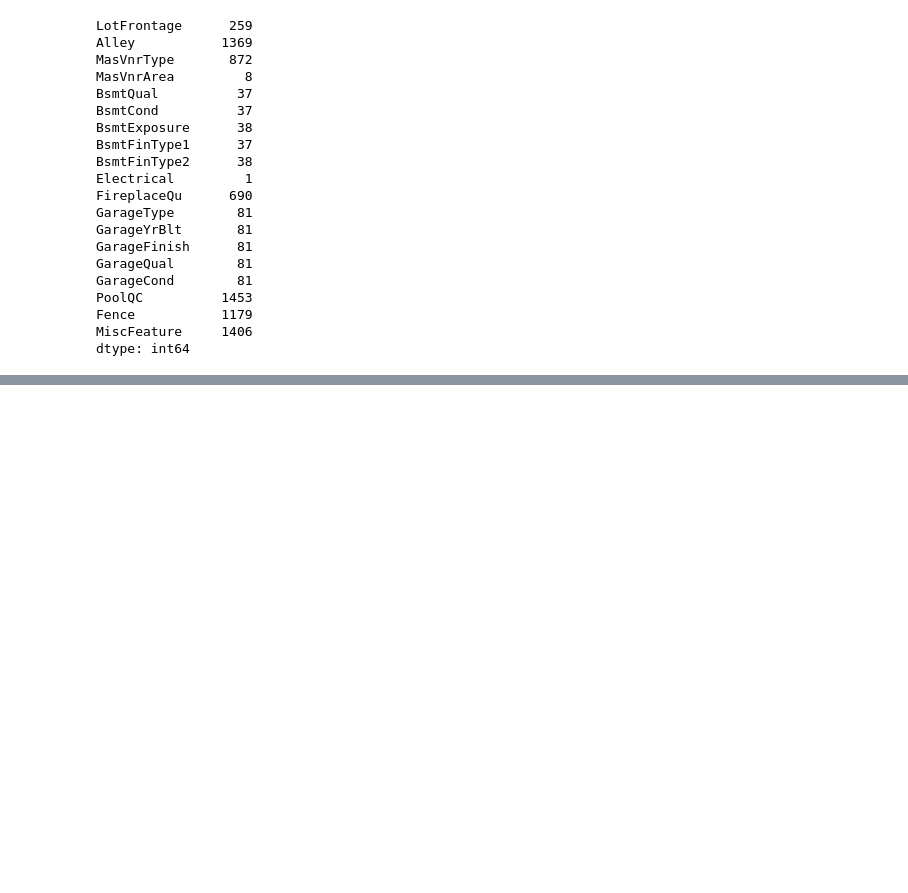
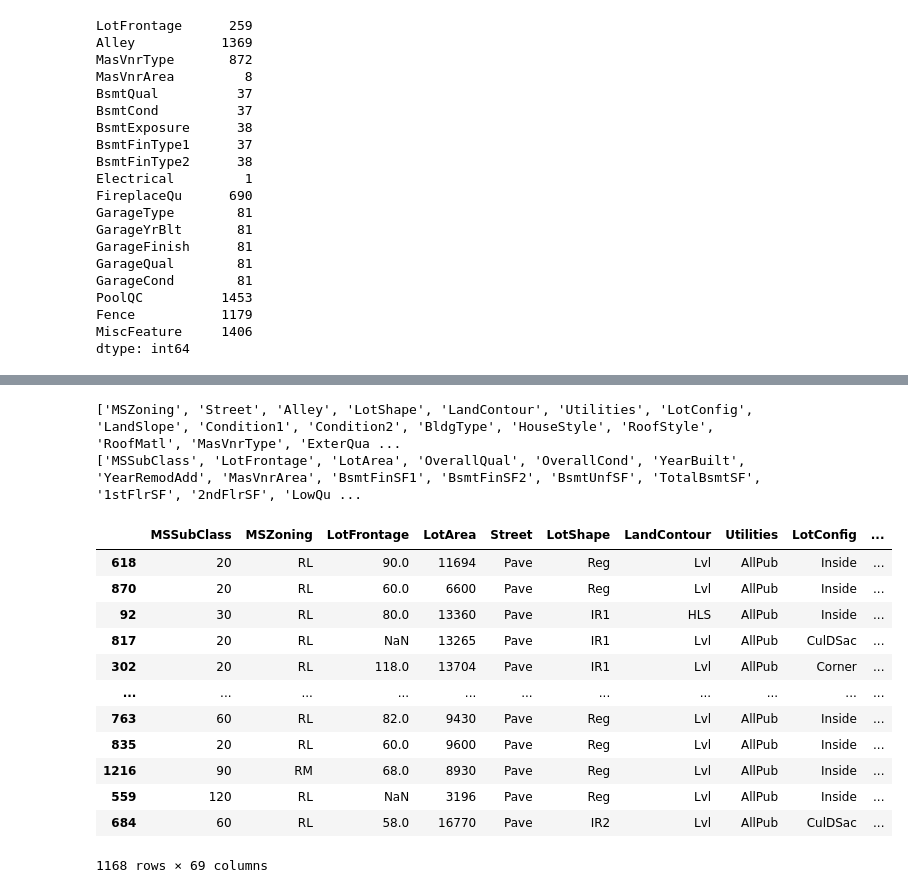
Before and after one commit to MiriMichaeli/ML_learning, a Jupyter notebook: home_price_model_prediction.ipynb, the cells around one changed output, grey strips where cells are left out. Saved outputs shown, nothing was run; the diff lists cells and outputs as text; code cells hidden in the pictures; blank space fills up the shorter version.

```diff
--- a/home_price_model_prediction.ipynb
+++ b/home_price_model_prediction.ipynb
@@ -148,0 +359,11 @@ dtype: int64
+# %%
+# rows ( samples ) to discard (filled with 0 for test set):
+# All Garage* NA
+categorical_rows_to_drop = ['GarageType', 'GarageFinish', 'GarageQual', 'GarageCond']
+numerical_rows_to_drop = ['GarageYrBlt', 'GarageCars', 'GarageArea']
+for column in numerical_rows_to_drop:
+  df_train.dropna(subset=[column], inplace=True)
+  df_test.loc[df_test[column].isna(),column] = 0
+for col in categorical_rows_to_drop:
+  df_train = df_train.fillna({col: df_train[col].mode()[0]})
+  df_test = df_test.fillna({col: df_test[col].mode()[0]})
@@ -148,0 +438,41 @@ dtype: int64
+# %%
+# Separate target from predictors
+# print(df_train['SalePrice'].isnull().sum()) # check that labels are not missing
+y = df_train['SalePrice']
+X = df_train.drop(['SalePrice'], axis=1)
+
+# Divide data into training and validation subsets
+X_train, X_valid, y_train, y_valid = train_test_split(X, y, train_size=0.8, test_size=0.2,
+                                                      random_state=0)
+# %%
+# Features to discard:
+discard_features = cols_with_missing_values+['MoSold','YrSold','SaleType','SaleCondition']
+
+# "Cardinality" means the number of unique values in a column
+# Select categorical columns with relatively low cardinality (convenient but arbitrary)
+categorical_cols = [cname for cname in X_train.columns if X_train[cname].nunique() < 10 and
+                        X_train[cname].dtype == "object"]
+print(categorical_cols)
+# Select numerical columns
+numerical_cols = [cname for cname in X_train.columns if X_train[cname].dtype in ['int64', 'float64']]
+print(numerical_cols)
+# Preprocessing for numerical data
+numerical_transformer = SimpleImputer(strategy='median')
+
+# Preprocessing for categorical data
+categorical_transformer = Pipeline(steps=[
+    ('imputer', SimpleImputer(strategy='most_frequent')),
+    # ('onehot', OneHotEncoder(handle_unknown='ignore')),
+    # {'label', LabelEncoder()}
+])
+
+# Bundle preprocessing for numerical and categorical data
+preprocessor = ColumnTransformer(
+    transformers=[
+        ('num', numerical_transformer, numerical_cols),
+        ('cat', categorical_transformer, categorical_cols),
+        # ('drop_features', DropUnnecessaryFeatures(), discard_features)
+    ])
+# %% [output]
+['MSZoning', 'Street', 'Alley', 'LotShape', 'LandContour', 'Utilities', 'LotConfig', 'LandSlope', 'Condition1', 'Condition2', 'BldgType', 'HouseStyle', 'RoofStyle', 'RoofMatl', 'MasVnrType', 'ExterQua ...
+['MSSubClass', 'LotFrontage', 'LotArea', 'OverallQual', 'OverallCond', 'YearBuilt', 'YearRemodAdd', 'MasVnrArea', 'BsmtFinSF1', 'BsmtFinSF2', 'BsmtUnfSF', 'TotalBsmtSF', '1stFlrSF', '2ndFlrSF', 'LowQu ...
@@ -148,0 +482,27 @@ dtype: int64
+# %%
+my_pipeline = Pipeline(steps=[
+    # ('preprocessor', preprocessor),
+    ('create_copy', CreateCopy()),  # Creating a copy
+    ('custom_feature_engineer', CustomFeatureEngineer()),  # Here, numerical and categorical features will be separated.
+    ('handle_missing_values', ImputeMissingValues()),  # Handling missing values.
+    ('changing_entries', ChangingEntries()),  # Modifying entries.
+    ('drop_features', DropUnnecessaryFeatures()),  # Removing unnecessary features.
+    # ('model', model)
+                             ])
+x_new = my_pipeline.fit_transform(X_train, y_train)
+# %%
+x_new
+# %% [output]
+|  | MSSubClass | MSZoning | LotFrontage | LotArea | Street | LotShape | LandContour | Utilities | LotConfig | ... |
+| 618 | 20 | RL | 90.0 | 11694 | Pave | Reg | Lvl | AllPub | Inside | ... |
+| 870 | 20 | RL | 60.0 | 6600 | Pave | Reg | Lvl | AllPub | Inside | ... |
+| 92 | 30 | RL | 80.0 | 13360 | Pave | IR1 | HLS | AllPub | Inside | ... |
+| 817 | 20 | RL | NaN | 13265 | Pave | IR1 | Lvl | AllPub | CulDSac | ... |
+| 302 | 20 | RL | 118.0 | 13704 | Pave | IR1 | Lvl | AllPub | Corner | ... |
+| ... | ... | ... | ... | ... | ... | ... | ... | ... | ... | ... |
+| 763 | 60 | RL | 82.0 | 9430 | Pave | Reg | Lvl | AllPub | Inside | ... |
+| 835 | 20 | RL | 60.0 | 9600 | Pave | Reg | Lvl | AllPub | Inside | ... |
+| 1216 | 90 | RM | 68.0 | 8930 | Pave | Reg | Lvl | AllPub | Inside | ... |
+| 559 | 120 | RL | NaN | 3196 | Pave | Reg | Lvl | AllPub | Inside | ... |
+| 684 | 60 | RL | 58.0 | 16770 | Pave | IR2 | Lvl | AllPub | CulDSac | ... |
+1168 rows × 69 columns
```
Also changed, not shown: parts of 27 cells of this notebook.
